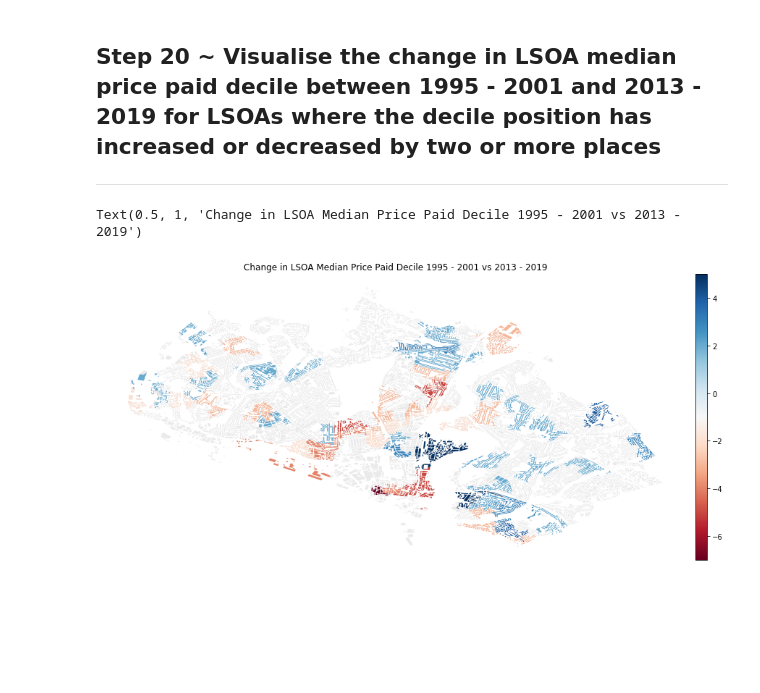
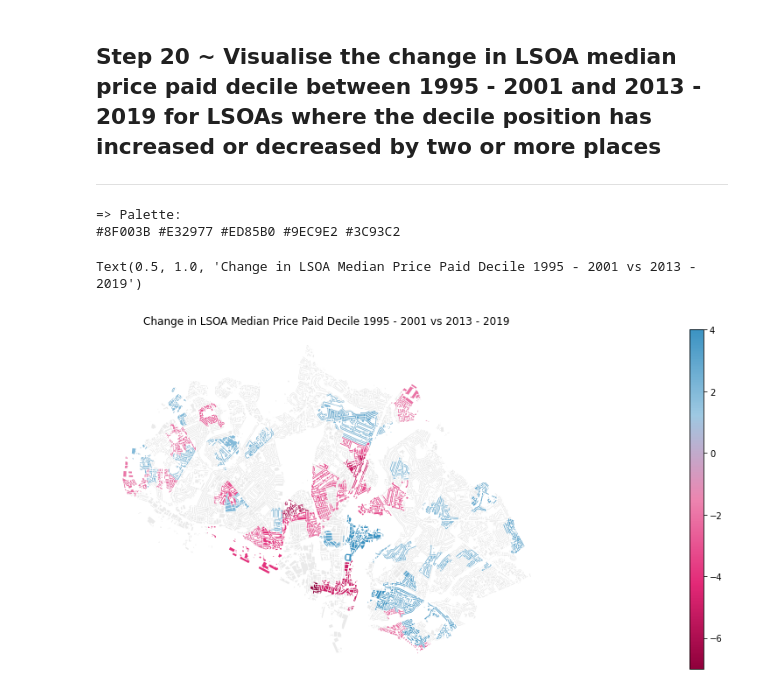
Before and after one commit to OrdnanceSurvey/os-data-hub-tutorials, a Jupyter notebook: data-science/price-paid-spatial-distribution/code/price-paid-spatial-distribution.ipynb, the cells around one changed output. Saved outputs shown, nothing was run; the diff lists cells and outputs as text; code cells hidden in the pictures; blank space fills up the shorter version.

```diff
--- a/data-science/price-paid-spatial-distribution/code/price-paid-spatial-distribution.ipynb
+++ b/data-science/price-paid-spatial-distribution/code/price-paid-spatial-distribution.ipynb
@@ -763,10 +752,10 @@ df_lsoa_ppd = pd.merge(gdf_lsoa_pcd,
                        right_on='postcode',
                        how='inner')
 
-# Create new DataFrame field year_group
+# Create new DataFrame column year_group
 df_lsoa_ppd['year_group'] = ''
 
-# Update year_group field to represent the 5-year time period a transaction was made in
+# Update year_group field to represent the six-year time period a transaction was made in
 df_lsoa_ppd.loc[df_lsoa_ppd['transactionDate'] <= '2001-12-31', 'year_group'] = '1995 - 2001'
 
 df_lsoa_ppd.loc[(df_lsoa_ppd['transactionDate'] >= '2001-01-01') &
@@ -779,7 +768,8 @@ df_lsoa_ppd.loc[(df_lsoa_ppd['transactionDate'] >= '2013-01-01') &
                (df_lsoa_ppd['transactionDate'] <= '2019-12-31'), 'year_group'] = '2013 - 2019'
 
 # Calculate the median price paid by LSOA by year_group
-df_lsoa_ppd_yg = df_lsoa_ppd.groupby(['year_group', 'lsoa11cd'])[['pricePaid']].median()
+df_lsoa_ppd_yg = (df_lsoa_ppd[df_lsoa_ppd['year_group']!='']
+                  .groupby(['year_group', 'lsoa11cd'])[['pricePaid']].median())
 
 # Display head of median LSOA-year group price paid DataFrame
 df_lsoa_ppd_yg.head()
@@ -808,8 +798,8 @@ The [technical specification](https://osdatahub.os.uk/docs/wfs/technicalSpecific
 
 Further WFS examples can be found at https://labs.os.uk/public/os-data-hub-examples/
 # %%
-# OS Data Hub WFS endpoint path: /OSFeaturesAPI/wfs/v1?
-wfs_endpoint = 'https://osdatahubapi.os.uk/OSFeaturesAPI/wfs/v1?'
+# OS Data Hub WFS endpoint path: /features/v1/wfs?
+wfs_endpoint = 'https://api.os.uk/features/v1/wfs?'
 
 # Define WFS parameters
 key = key
@@ -947,0 +938,16 @@ The [matplotlib colour map](https://matplotlib.org/examples/color/colormaps_refe
+# %%
+# OS GeoDataViz colour palettes JSON file hosted on GitHub
+# Raw GitHub domain used to serve JSON file
+gdv_colours_url = 'https://raw.githubusercontent.com/OrdnanceSurvey/GeoDataViz-Toolkit/master/Colours/GDV-colour-palettes-v0.7.json'
+
+# Make HTTP GET request and decode JSON
+gdv_colours = requests.get(gdv_url).json()
+
+# Specify the sequential multi-hue 2 palette
+seq_m2 = gdv_colours['sequential']['m2']
+
+# Create Matplotlib color map from GeoDataViz palette
+cmap = mpl.colors.LinearSegmentedColormap.from_list('', seq_m2)
+
+print('=> Sequential multi-hue 2 palette: ')
+print(*seq_m2)
@@ -985,12 +994,29 @@ Text(0.5, 0.98, 'LSOA Median Price Paid Decile by Six Year Windows')
 ## Step 20 ~ Visualise the change in LSOA median price paid decile between 1995 - 2001 and 2013 - 2019 for LSOAs where the decile position has increased or decreased by two or more places
 
 ---
+# %%
+# Define custom colour palette for plot using OS GeoDataViz sequential single-hue palettes
+li = [gdv_colours['sequential']['s3'][6],
+      gdv_colours['sequential']['s3'][4],
+      gdv_colours['sequential']['s3'][2],
+      gdv_colours['sequential']['s1'][2],
+      gdv_colours['sequential']['s1'][4]]
+
+# Create Matplotlib color map from palette
+cmap = mpl.colors.LinearSegmentedColormap.from_list('', li)
+
+print('=> Palette: ')
+print(*li)
+# %% [output]
+=> Palette:
+#8F003B #E32977 #ED85B0 #9EC9E2 #3C93C2
 # %%
 # Define ntile function deriving LSOA median price paid decile by year_group
 ntile = lambda x: pd.qcut(x, q=10, labels=list(range(1, 11)))
 
 # Apply ntile function
 gdf_lsoa_ppd_yg_build['decile'] = gdf_lsoa_ppd_yg_build.groupby(['year_group'])['pricePaid'].transform(ntile)
+gdf_lsoa_ppd_yg_build['decile'] = pd.to_numeric(gdf_lsoa_ppd_yg_build['decile'])
 
 # Obtain data pertaining to the year_group value '1995 - 2000'
 df_yg_1995_2001 = gdf_lsoa_ppd_yg_build[gdf_lsoa_ppd_yg_build['year_group']=='1995 - 2001']
@@ -1010,33 +1036,33 @@ df_yg_merge = pd.merge(df_yg_1995_2001,
 # Positive change represents an increase in median price paid value
 df_yg_merge['decile_change'] = df_yg_merge['decile_2013_2019'] - df_yg_merge['decile_1995_2001']
 
 # Obtain LSOAs which have moved two or more deciles
 df_yg_merge_churn = df_yg_merge.loc[abs(df_yg_merge['decile_change']) > 1, ['lsoa11cd', 'decile_change', 'geometry_1995_2001']]
 
 # Convert DataFrame into a GeoPandas GeoDataFrame to plot
 gdf_yg_merge_churn = gpd.GeoDataFrame(df_yg_merge_churn,
                                       crs=WGS84,
                                       geometry=df_yg_merge_churn['geometry_1995_2001'])
 
 # Create base plot representing building geometry for the Southampton boundary
 base = gdf_build_lsoa_diss.plot(color='#eaeaea', figsize=(15, 15))
 
 # Enable legend configurability
 divider = make_axes_locatable(base)
 
 # Define legend configuration
 cax = divider.append_axes('right', size='2%', pad=0.1)
 
 # Plot LSOAs which have moved two or more deciles ontop of the contextual base
 # Red represents decile decrease
 # Blue represents decile increase
-gdf_yg_merge_churn.plot(ax=base, column=df_yg_merge_churn['decile_change'], cmap='RdBu', legend=True, cax=cax)
+gdf_yg_merge_churn.plot(ax=base, column=df_yg_merge_churn['decile_change'], cmap=cmap, legend=True, cax=cax)
 
 # Turn plot axis off
 base.axis('off')
 
 # Define plot title
 base.set_title('Change in LSOA Median Price Paid Decile 1995 - 2001 vs 2013 - 2019')
 # %% [output]
-Text(0.5, 1, 'Change in LSOA Median Price Paid Decile 1995 - 2001 vs 2013 - 2019')
+Text(0.5, 1.0, 'Change in LSOA Median Price Paid Decile 1995 - 2001 vs 2013 - 2019')
-[figure, old version]
+[figure, new version]
```
Also changed, not shown: parts of 21 cells of this notebook, 12 other files.
